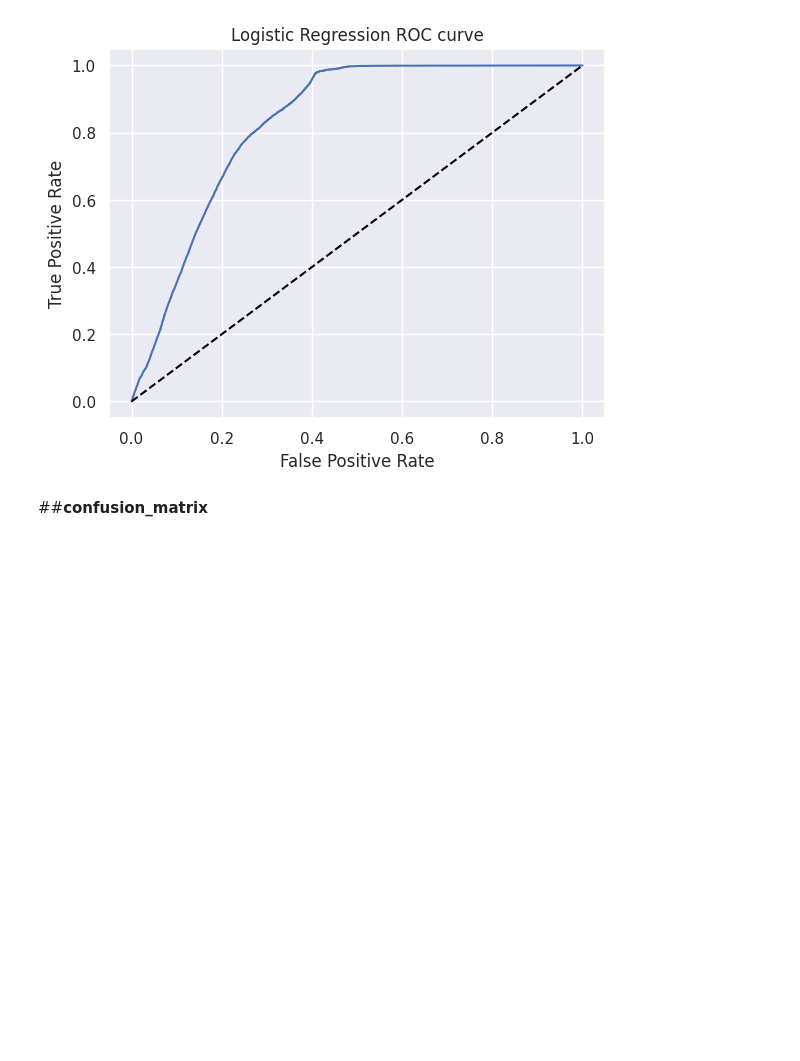
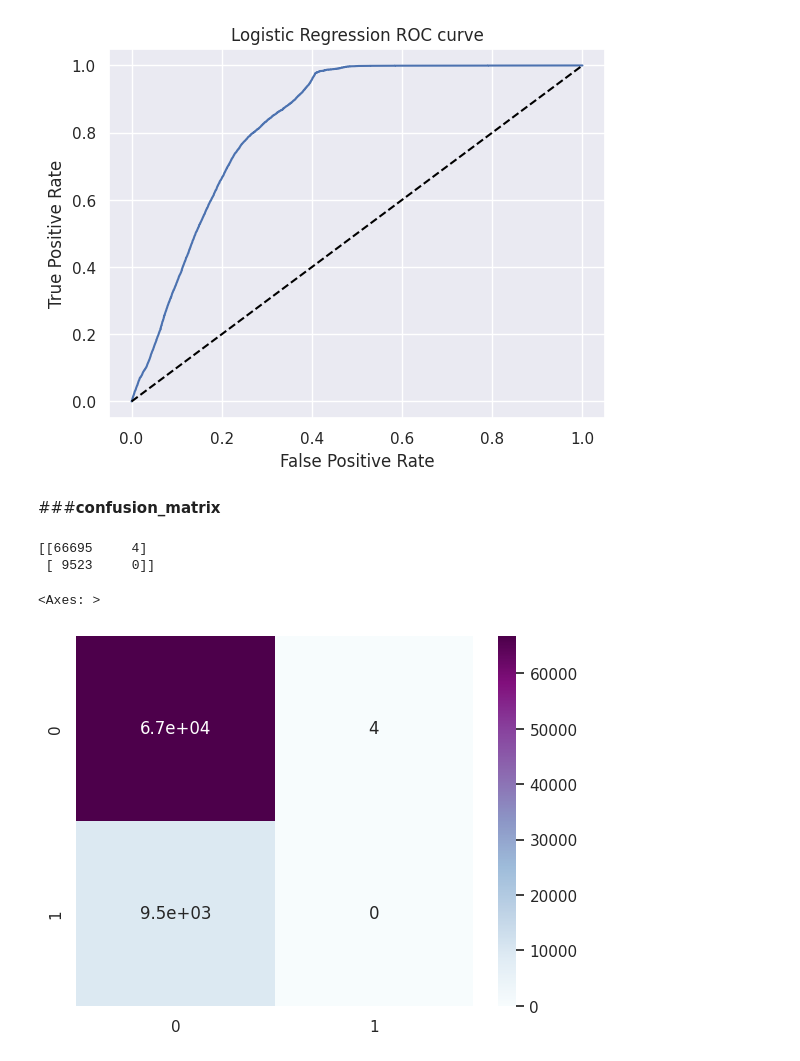
Before and after one commit to shwe-hg/capston-project-on-classification, a Jupyter notebook: project_on_classification(ML).ipynb, the cells around one changed output. Saved outputs shown, nothing was run; the diff lists cells and outputs as text; code cells hidden in the pictures; blank space fills up the shorter version.

```diff
--- a/project_on_classification(ML).ipynb
+++ b/project_on_classification(ML).ipynb
@@ -903,4 +905,13 @@ plt.show()
 # %% [output]
 [figure]
 # %% [markdown]
-##**confusion_matrix**
+###**confusion_matrix**
+# %%
+con_matrix= confusion_matrix(y_test, y_pred_lg)
+print(con_matrix)
+sns.heatmap(con_matrix ,annot=True, cmap='BuPu')
+# %% [output]
+[[66695     4]
+ [ 9523     0]]
+<Axes: >
+[figure, added]
```
Also changed, not shown: parts of 49 cells of this notebook.
